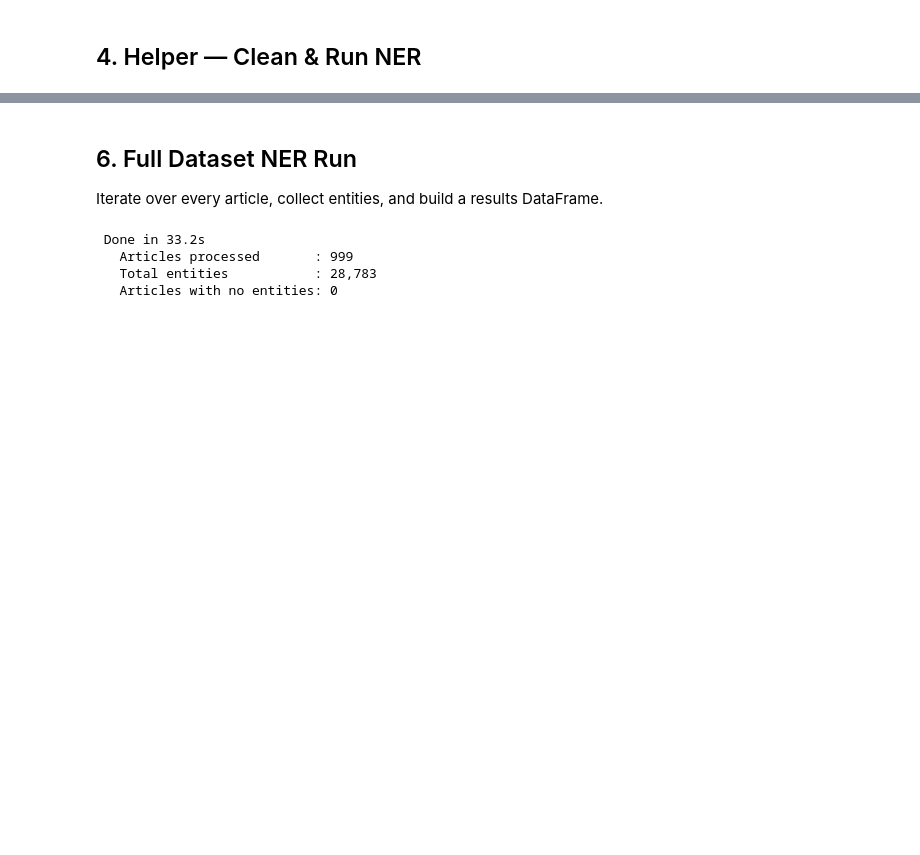
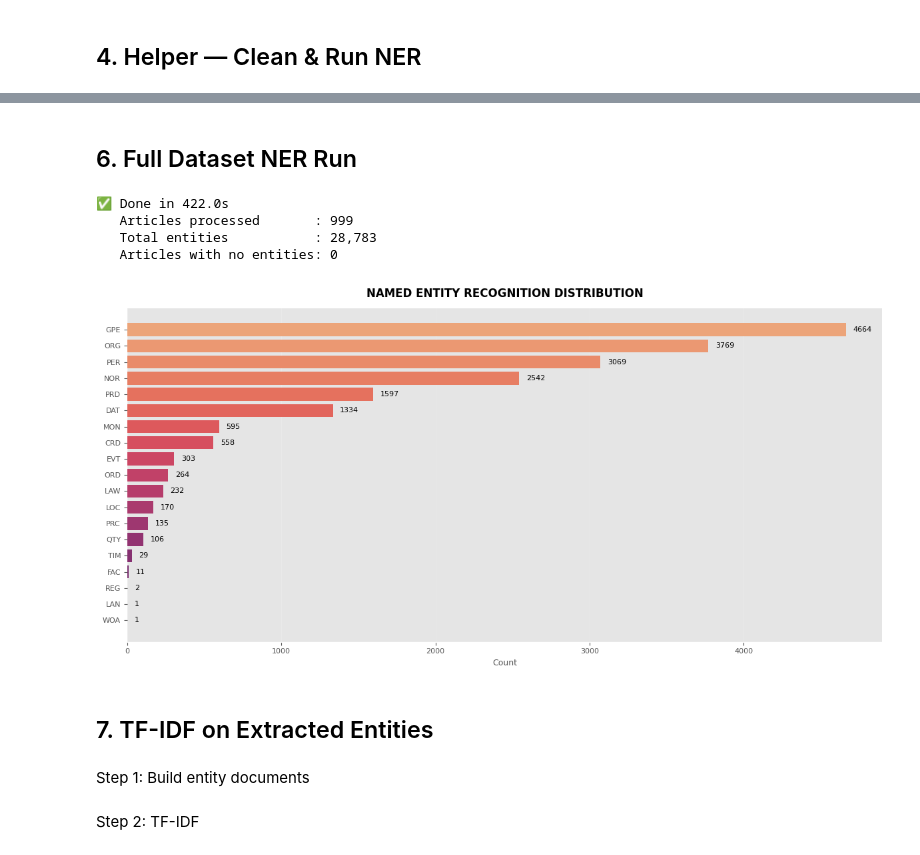
Before and after one commit to chiisana-riryi/kelompok-7-pba, a Jupyter notebook: week5/5-ner/NER.ipynb, the cells around one changed output, grey strips where cells are left out. Drawn from its saved outputs; the diff is of its cells as text; code cells hidden in the pictures; blank space fills up the shorter version.

```diff
--- a/week5/5-ner/NER.ipynb
+++ b/week5/5-ner/NER.ipynb
@@ -58,32 +65,19 @@ Columns: ['url', 'judul', 'konten', 'konten_clean']
 # %% [markdown]
 ## 4. Helper — Clean & Run NER
 # %%
-# Characters that should not appear as standalone entities
 SKIP_TOKENS = {".", ",", "%", "(", ")", "-", "/", "'", '"'}
-
-# Maximum characters to feed into the model per article
-# NusaBERT has a 512-token limit; ~1500 chars is a safe approximate ceiling
 MAX_CHARS = 1500
 
 
 def clean_entities(raw_entities: list) -> list:
-    """
-    Filter and clean raw NER output.
-
-    Returns a list of dicts with keys:
-        word, entity_group, score, start, end
-    """
     cleaned = []
-    seen = set()  # deduplicate (word, label) pairs
+    seen = set()
 
     for ent in raw_entities:
         word = ent["word"].strip().strip(".,")
 
-        # Skip empty or punctuation-only tokens
         if not word or word in SKIP_TOKENS:
             continue
-
-        # Skip very short tokens (single characters) that are rarely meaningful
         if len(word) <= 1:
             continue
 
@@ -104,10 +98,6 @@ def clean_entities(raw_entities: list) -> list:
 
 
 def run_ner(text: str) -> list:
-    """
-    Truncate text to MAX_CHARS, run NER, return cleaned entities.
-    Returns an empty list on error.
-    """
     if not isinstance(text, str) or not text.strip():
         return []
     try:
@@ -120,7 +110,6 @@ def run_ner(text: str) -> list:
 
 
 def display_entities(entities: list, title: str = ""):
-    """Pretty-print a list of entity dicts."""
     if title:
         print(f"\n{'='*60}")
         print(f"  {title}")
@@ -169,8 +156,6 @@ kongres                             | NOR      | 0.5367
   → 17 unique entities found
 # %% [markdown]
 ## 6. Full Dataset NER Run
-
-Iterate over every article, collect entities, and build a results DataFrame.
 # %%
 all_results = []
 error_indices = []
@@ -202,10 +187,60 @@ print(f"\n Done in {elapsed:.1f}s")
 print(f"   Articles processed       : {len(df):,}")
 print(f"   Total entities           : {len(all_results):,}")
 print(f"   Articles with no entities: {len(error_indices)}")
-if error_indices:
-    print(f"   Failed indices: {error_indices[:10]}{'...' if len(error_indices) > 10 else ''}")
+
+results_df = pd.DataFrame(all_results)
 # %% [output]
- Done in 33.2s
+✅ Done in 422.0s
    Articles processed       : 999
    Total entities           : 28,783
    Articles with no entities: 0
+# %%
+# Data
+label_counts = (
+    results_df[~results_df["is_duplicate"]]["entity_group"]
+    .value_counts()
+)
+
+plt.style.use("ggplot")
+fig, ax = plt.subplots(figsize=(12, 6))
+colors = sns.color_palette("flare", len(label_counts))
+
+# Plot
+bars = ax.barh(
+    label_counts.index[::-1],
+    label_counts.values[::-1],
+    color=colors[::-1]
+)
+
+# Title
+ax.set_title("NAMED ENTITY RECOGNITION DISTRIBUTION",
+             fontsize=12, weight="bold", pad=12)
+
+# Label
+ax.set_xlabel("Count", fontsize=9)
+ax.set_ylabel("")
+
+# Grid
+ax.grid(axis="x", linestyle="-", linewidth=0.5, alpha=0.3)
+ax.grid(axis="y", visible=False)
+
+# Remove spines
+for spine in ["top", "right", "left"]:
+    ax.spines[spine].set_visible(False)
+
+# Tick
+ax.tick_params(axis='both', labelsize=8)
+
+# Annotate
+for i, v in enumerate(label_counts.values[::-1]):
+    ax.text(v + max(label_counts.values)*0.01, i,
+            f"{v}", va="center", fontsize=8)
+
+plt.tight_layout()
+plt.show()
+# %% [output]
+[figure, added]
+# %% [markdown]
+## 7. TF-IDF on Extracted Entities
+# %% [markdown]
+Step 1: Build entity documents
@@ -211,0 +259,2 @@ if error_indices:
+# %% [markdown]
+Step 2: TF-IDF
```
Also changed, not shown: parts of 23 cells of this notebook.
